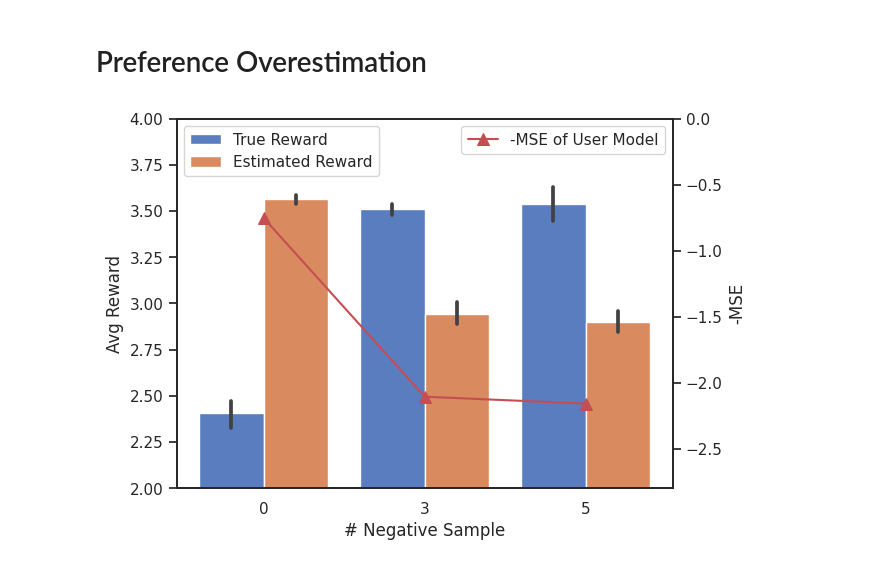
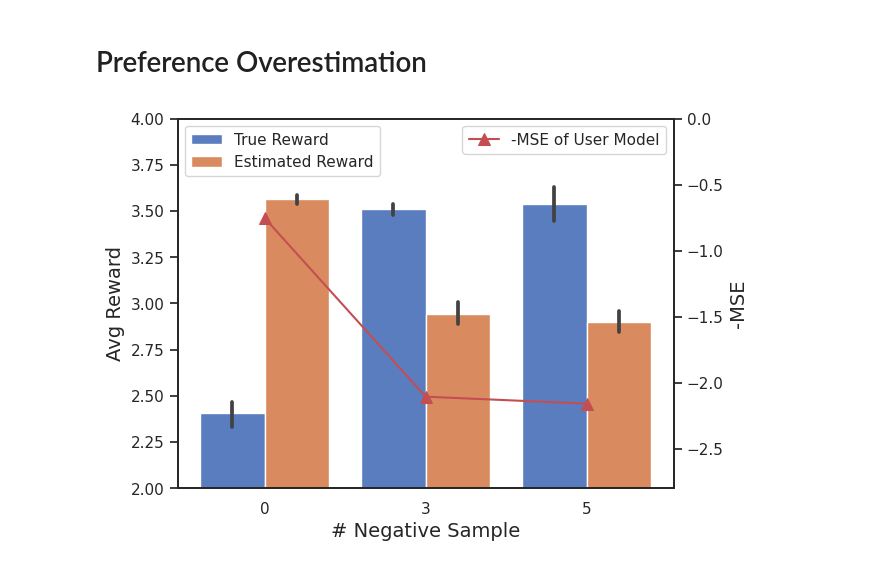
Before and after one commit to chongminggao/EasyRL4Rec, a Jupyter notebook: visual_results/visual_overestimation.ipynb, the cells around one changed output. Drawn from its saved outputs; the diff is of its cells as text; code cells hidden in the pictures.

```diff
--- a/visual_results/visual_overestimation.ipynb
+++ b/visual_results/visual_overestimation.ipynb
@@ -87,24 +87,24 @@ usermodel_df['x'] = range(0, 3)
 # %%
 # barplot
 sns.set(style="white")
 colors = sns.color_palette(n_colors=10)
 
 ax = sns.barplot(x="n_neg", y="value", hue="cate", data=reward_df[reward_df['cate']!="user_model"], palette="muted") # muted deep YlGnBu
 ax.set_ylim(2.0, 4.0)
-ax.set_ylabel("Avg Reward")
+ax.set_ylabel("Avg Reward", fontsize=14)
 
 ax2 = plt.twinx()
 ax2.set_ylim(-2.8, 0)
-ax2.set_ylabel("-MSE")
+ax2.set_ylabel("-MSE", fontsize=14)
 sns.lineplot(ax=ax2, x="x", y="value", data=usermodel_df, label="-MSE of User Model",
              linewidth=1.5, marker='^', color=colors[3], markeredgecolor=colors[3], markersize=8)
 
 
-ax.set_xlabel("# Negative Sample")
+ax.set_xlabel("# Negative Sample", fontsize=14)
 ax.legend(ncol=1, loc="upper left", fontsize=11)
 ax2.legend(ncol=1, loc="upper right", fontsize=11)
-plt.savefig(os.path.join(save_fig_dir, savename), bbox_inches='tight')
-plt.savefig(os.path.join(save_fig_dir, savename), bbox_inches='tight')
+plt.savefig(os.path.join(save_fig_dir, savename + '.pdf'), format='pdf', bbox_inches='tight')
+plt.savefig(os.path.join(save_fig_dir, savename + '.png'), format='png', bbox_inches='tight')
 plt.show()
 # %% [output]
-[figure, old version]
+[figure, new version]
```
Also changed, not shown: 14 other files.
